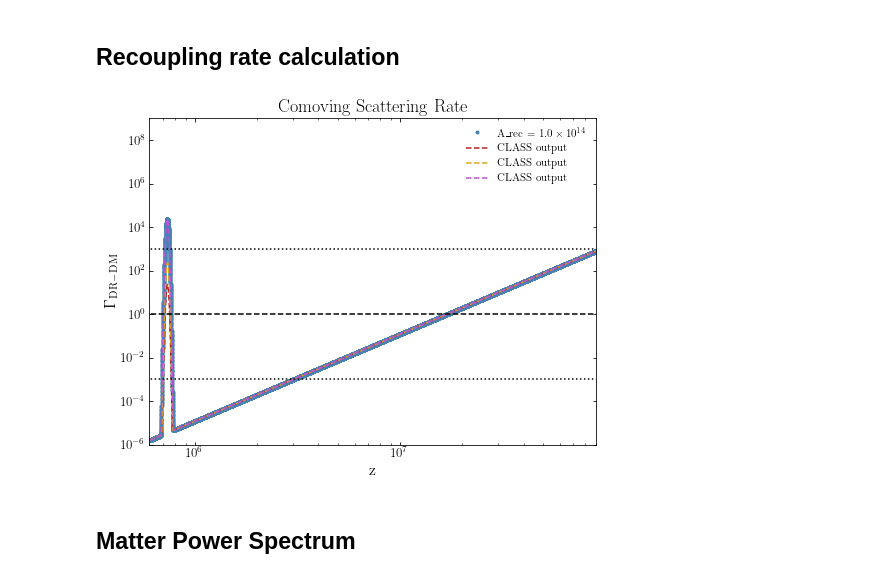
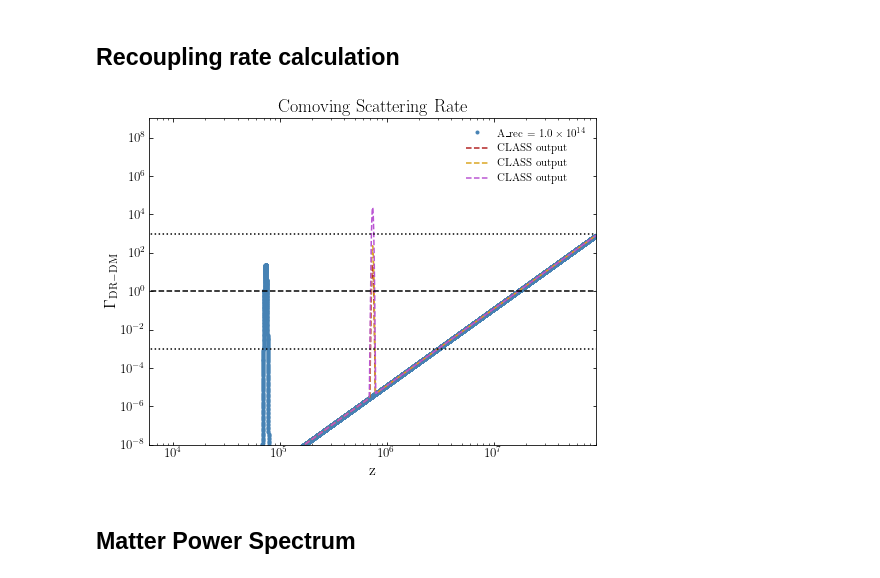
Before and after one commit to NolanSmyth/class_recoupling, a Jupyter notebook: ben_testing2.ipynb, the cells around one changed output. Saved outputs shown, nothing was run; the diff lists cells and outputs as text; code cells hidden in the pictures.

```diff
--- a/ben_testing2.ipynb
+++ b/ben_testing2.ipynb
@@ -36,7 +36,9 @@ BM_KS = [str(round(n,1)) for n in np.geomspace(1, 10, 5)]
 
 
 # A_recs = [1e8, 1e10, 1e12, 1e14, 1e16, 1e18]
-A_recs = [1e11, 1e12, 1e14]
+# A_recs = [1e11, 1e12, 1e14]
+A_recs = [1e14]
+
 # A_recs = [1e11]
 
 
@@ -212,30 +200,30 @@ def my_dmu_idm_dr(z, A_rec, a_idm_dr = 1, Omega0_idm_dr = 0.12038, T_rec = 6.0e5
 # %%
 z_data = np.geomspace(1e-3,1e8,int(1e5))
 
 # a_idm_dr = 3e5
 
-plt.plot(z_data, my_dmu_idm_dr(z_data, A_recs[-1], T_rec=6e5, sigma_fac=0.01), '.', label='A_rec = {}'.format(scientific_format(A_recs[-1])))
+plt.plot(z_data, my_dmu_idm_dr(z_data, A_recs[-1], T_rec=6e4, sigma_fac=0.01), '.', label='A_rec = {}'.format(scientific_format(A_recs[-1])))
 # plt.plot(z_data, my_dmu_idm_dr(z_data, 0, a_idm_dr = a_idm_dr, T_rec=6e5, sigma_fac=0.01), '.', label='a_idm_dr = {}'.format(scientific_format(a_idm_dr)))
 
 
 for i in range(len(A_recs)):
     plt.plot(z_data, kappa_dot_zs_arr[i](z_data), '--',label='CLASS output')
 
 plt.plot([1e-3,1e10], [1,1], 'k--')
 plt.plot([1e-3,1e10], [1e-3,1e-3], 'k:')
 plt.plot([1e-3,1e10], [1e3,1e3], 'k:')
 
-plt.xlim(6e5,9e7)
-plt.ylim(1e-6,1e9)
+plt.xlim(6e3,9e7)
+plt.ylim(1e-8,1e9)
 plt.xscale('log')
 plt.yscale('log')
 plt.xlabel('z', fontsize=16)
 plt.ylabel('$\Gamma_{\mathrm{DR-DM}}$', fontsize=16)
 plt.title('Comoving Scattering Rate')
 plt.legend()
 plt.show()
 # %% [output]
-[figure, old version]
+[figure, new version]
 # %% [markdown]
 ## Matter Power Spectrum
 # %%
```
Also changed, not shown: parts of 4 cells of this notebook, 8 other files.
